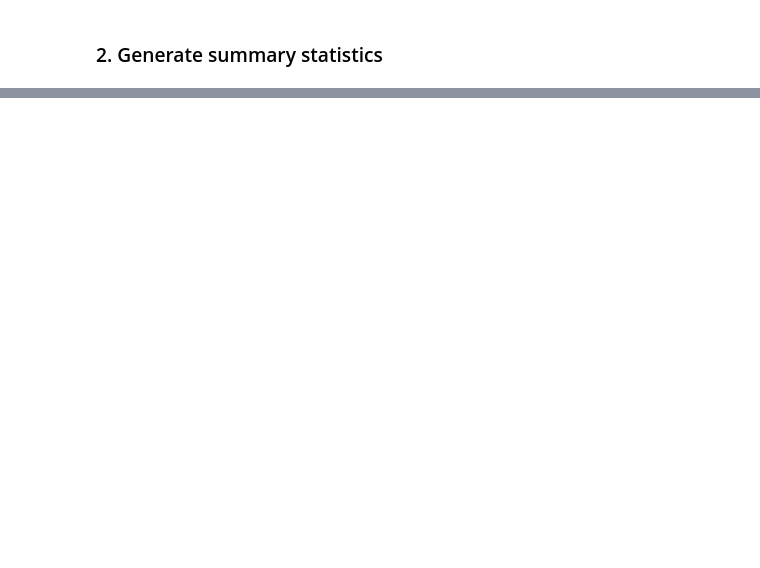
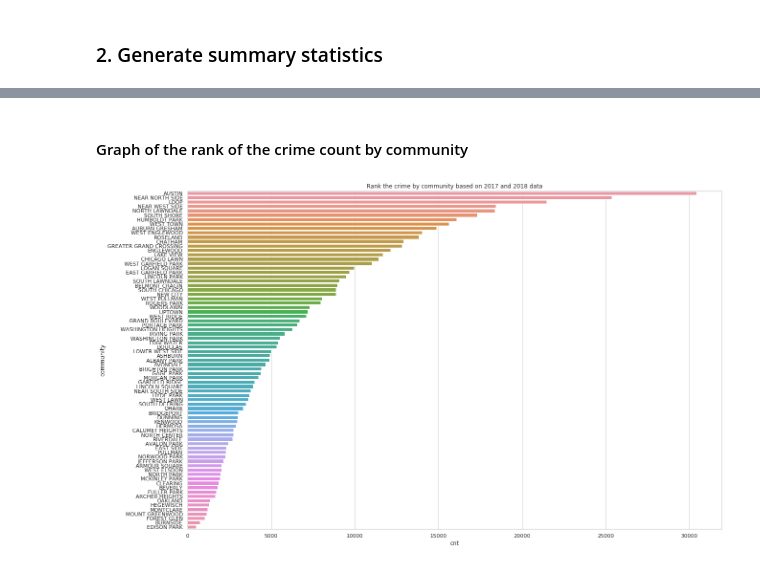
Before and after one commit to pengwei715/Machine-Learning-Projects, a Jupyter notebook: hw1/homework_1.ipynb, the cells around one changed output, grey strips where cells are left out. Saved outputs shown, nothing was run; the diff lists cells and outputs as text; code cells hidden in the pictures; blank space fills up the shorter version.

```diff
--- a/hw1/homework_1.ipynb
+++ b/hw1/homework_1.ipynb
@@ -32,0 +120,4 @@ case_number:
+# %%
+gp = crime_com.groupby("community").size().reset_index(name="cnt")
+gp.sort_values(by = "cnt", ascending=False, inplace=True)
+gp
@@ -32,0 +143,10 @@ case_number:
+# %% [markdown]
+#### Graph of the rank of the crime count by community
+# %%
+sns.set(style="whitegrid")
+fig, ax = plt.subplots()
+fig.set_size_inches(20, 13)
+title = 'Rank the crime by community based on 2017 and 2018 data'
+ax = sns.barplot(x="cnt", y="community", data=gp, order = gp.community).set_title(title)
+# %% [output]
+[figure, added]
```
Also changed, not shown: parts of 22 cells of this notebook, 3 other files.
